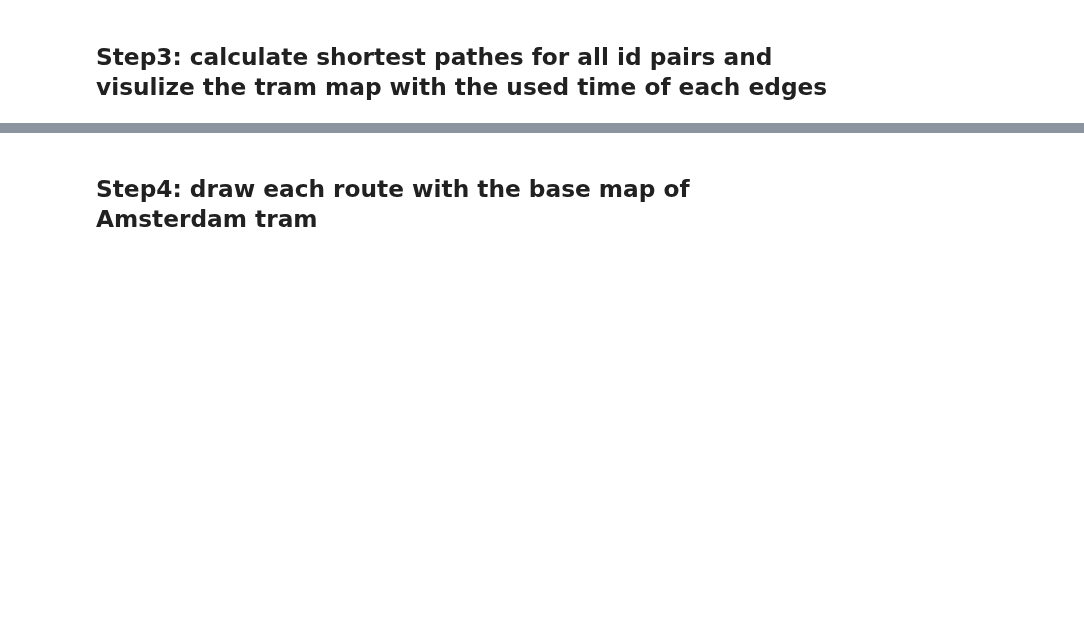
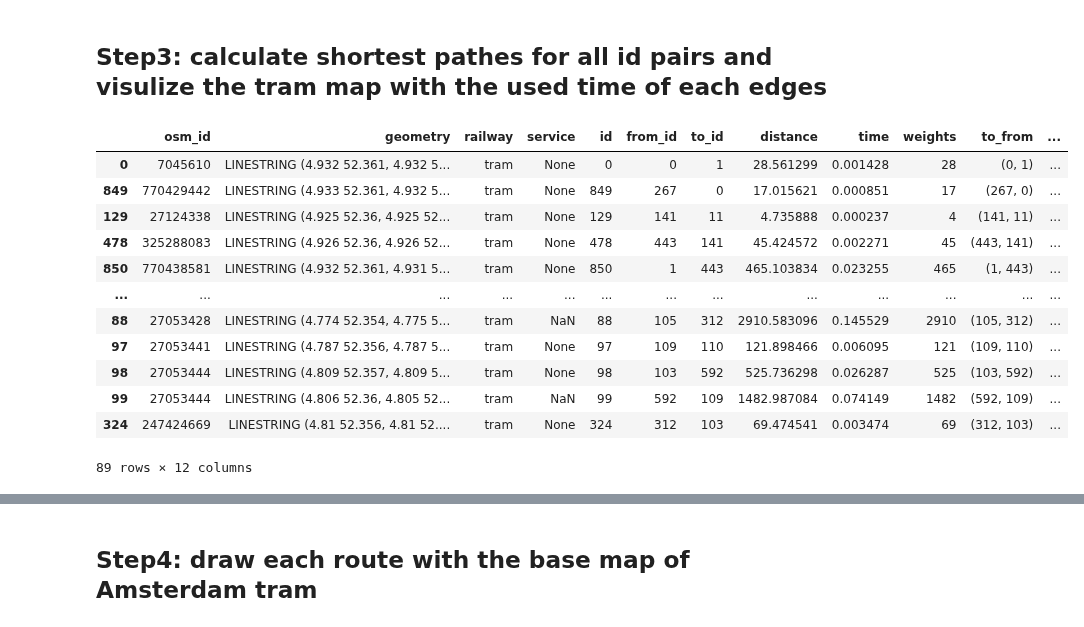
Before and after one commit to SYuGao/uvmt, a Jupyter notebook: notebooks/am_tram_network_modelling.ipynb, the cells around one changed output, grey strips where cells are left out. Drawn from its saved outputs; the diff is of its cells as text; code cells hidden in the pictures; blank space fills up the shorter version.

```diff
--- a/notebooks/am_tram_network_modelling.ipynb
+++ b/notebooks/am_tram_network_modelling.ipynb
@@ -1022,3 +1098,20 @@ gpd.GeoDataFrame(am_tram_shortest_path_edges.copy()).plot(ax=ax,color='black',zo
 
 # gpd.GeoDataFrame(edges.copy()).plot(ax=ax,zorder=0)
 # gpd.GeoDataFrame(edges.copy()).plot(ax=ax,color='black',zorder=1,linewidth=(edges['count_weight'])*2)
+# %%
+am_tram1_shortest_path_pairs = all_shortest_paths(am_tram1_id_pairs,edges)
+am_tram1_shortest_path_pairs
+# %% [output]
+|  | osm_id | geometry | railway | service | id | from_id | to_id | distance | time | weights | to_from | ... |
+| 0 | 7045610 | LINESTRING (4.932 52.361, 4.932 5... | tram | None | 0 | 0 | 1 | 28.561299 | 0.001428 | 28 | (0, 1) | ... |
+| 849 | 770429442 | LINESTRING (4.933 52.361, 4.932 5... | tram | None | 849 | 267 | 0 | 17.015621 | 0.000851 | 17 | (267, 0) | ... |
+| 129 | 27124338 | LINESTRING (4.925 52.36, 4.925 52... | tram | None | 129 | 141 | 11 | 4.735888 | 0.000237 | 4 | (141, 11) | ... |
+| 478 | 325288083 | LINESTRING (4.926 52.36, 4.926 52... | tram | None | 478 | 443 | 141 | 45.424572 | 0.002271 | 45 | (443, 141) | ... |
+| 850 | 770438581 | LINESTRING (4.932 52.361, 4.931 5... | tram | None | 850 | 1 | 443 | 465.103834 | 0.023255 | 465 | (1, 443) | ... |
+| ... | ... | ... | ... | ... | ... | ... | ... | ... | ... | ... | ... | ... |
+| 88 | 27053428 | LINESTRING (4.774 52.354, 4.775 5... | tram | NaN | 88 | 105 | 312 | 2910.583096 | 0.145529 | 2910 | (105, 312) | ... |
+| 97 | 27053441 | LINESTRING (4.787 52.356, 4.787 5... | tram | None | 97 | 109 | 110 | 121.898466 | 0.006095 | 121 | (109, 110) | ... |
+| 98 | 27053444 | LINESTRING (4.809 52.357, 4.809 5... | tram | None | 98 | 103 | 592 | 525.736298 | 0.026287 | 525 | (103, 592) | ... |
+| 99 | 27053444 | LINESTRING (4.806 52.36, 4.805 52... | tram | NaN | 99 | 592 | 109 | 1482.987084 | 0.074149 | 1482 | (592, 109) | ... |
+| 324 | 247424669 | LINESTRING (4.81 52.356, 4.81 52.... | tram | None | 324 | 312 | 103 | 69.474541 | 0.003474 | 69 | (312, 103) | ... |
+89 rows × 12 columns
```
Also changed, not shown: parts of 14 cells of this notebook, 4 other files.
